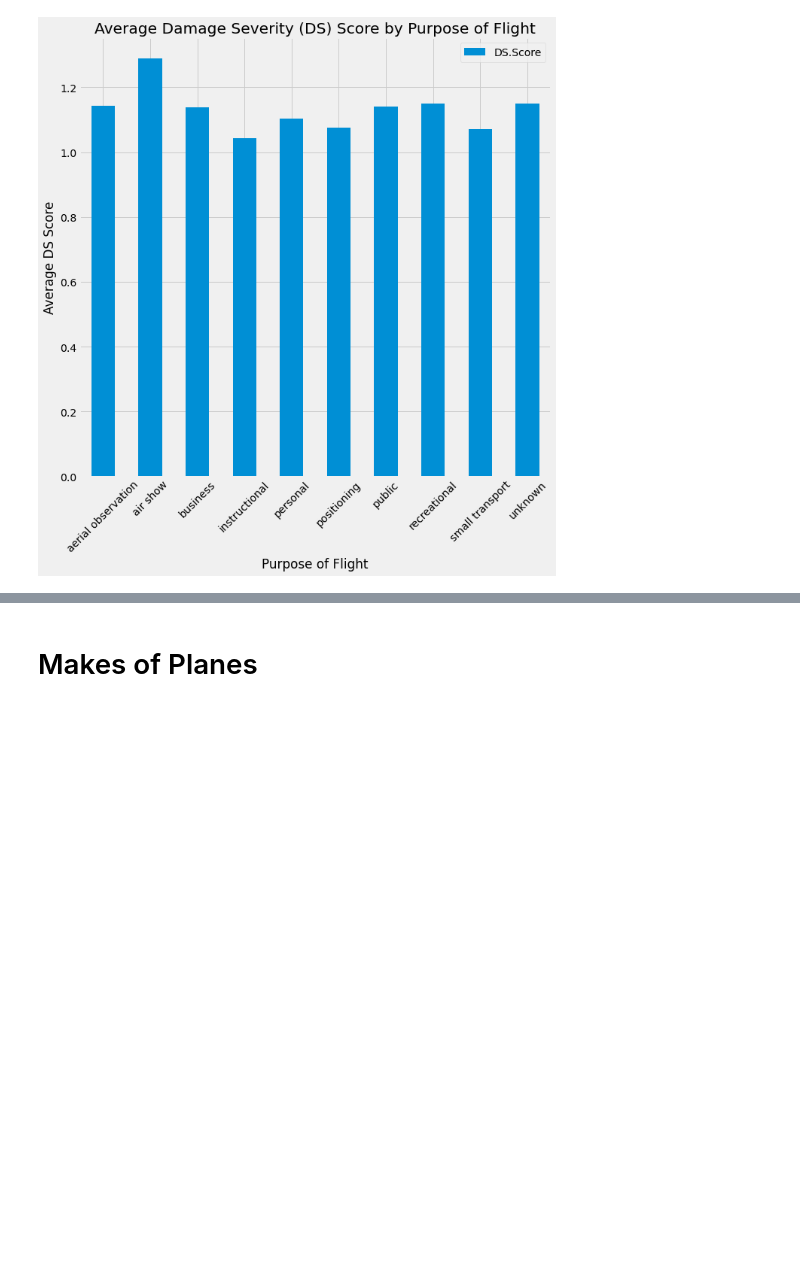
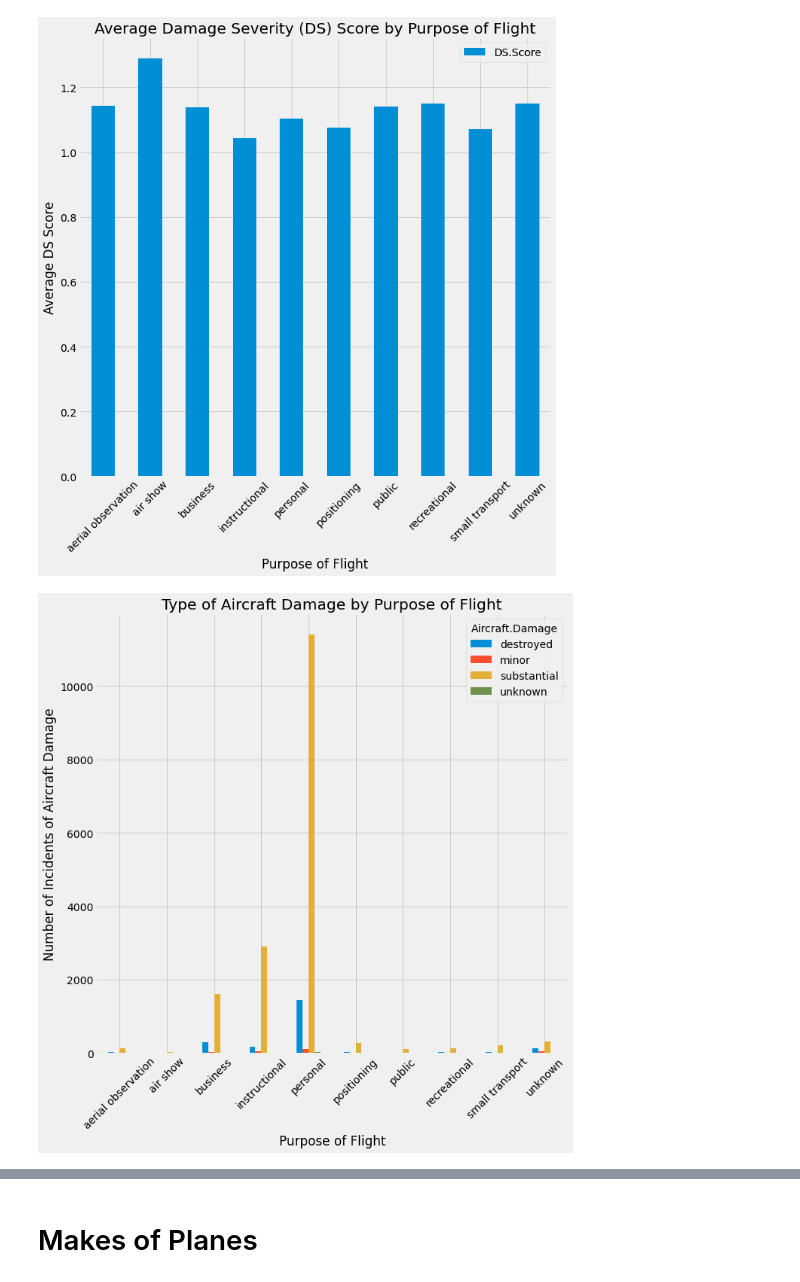
Before and after one commit to natehiatt/aviation_project, a Jupyter notebook: notebooks/cleaned_figures_nate.ipynb, the cells around one changed output, grey strips where cells are left out. Cells and saved outputs as stored; diff of their text form; code cells hidden in the pictures; blank space fills up the shorter version.

```diff
--- a/notebooks/cleaned_figures_nate.ipynb
+++ b/notebooks/cleaned_figures_nate.ipynb
@@ -70,3 +70,13 @@ plt.xlabel('Purpose of Flight')
 plt.ylabel('Average DS Score');
 # %% [output]
 [figure]
+# %%
+# Create a plot that shows the frequency of the different types of results in Aircraft.Damage, with Purpose.Binned on the x-axis
+
+df.groupby(['Purpose.Binned', 'Aircraft.Damage']).size().unstack().plot(kind='bar', figsize=(10, 10))
+plt.title('Type of Aircraft Damage by Purpose of Flight')
+plt.xticks(rotation=45)
+plt.xlabel('Purpose of Flight')
+plt.ylabel('Number of Incidents of Aircraft Damage');
+# %% [output]
+[figure, added]
```
Also changed, not shown: parts of 18 cells of this notebook, 1 other file.
